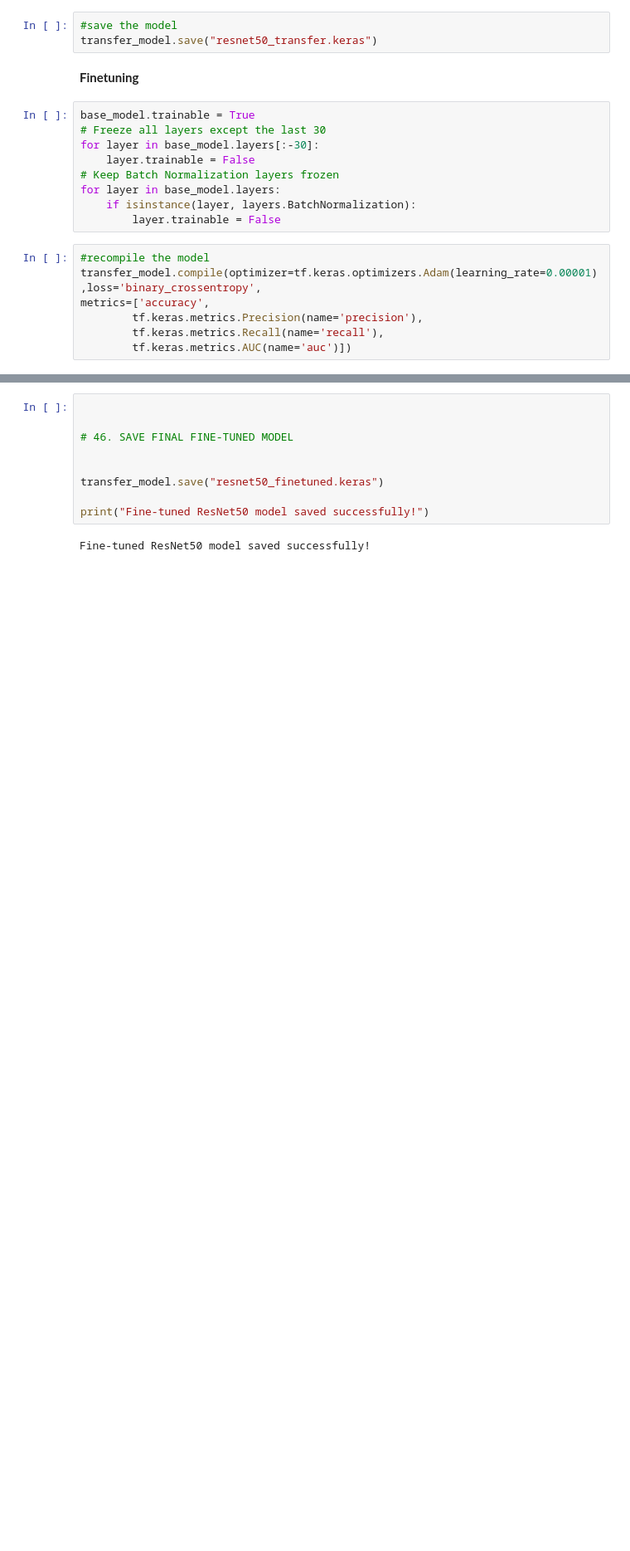
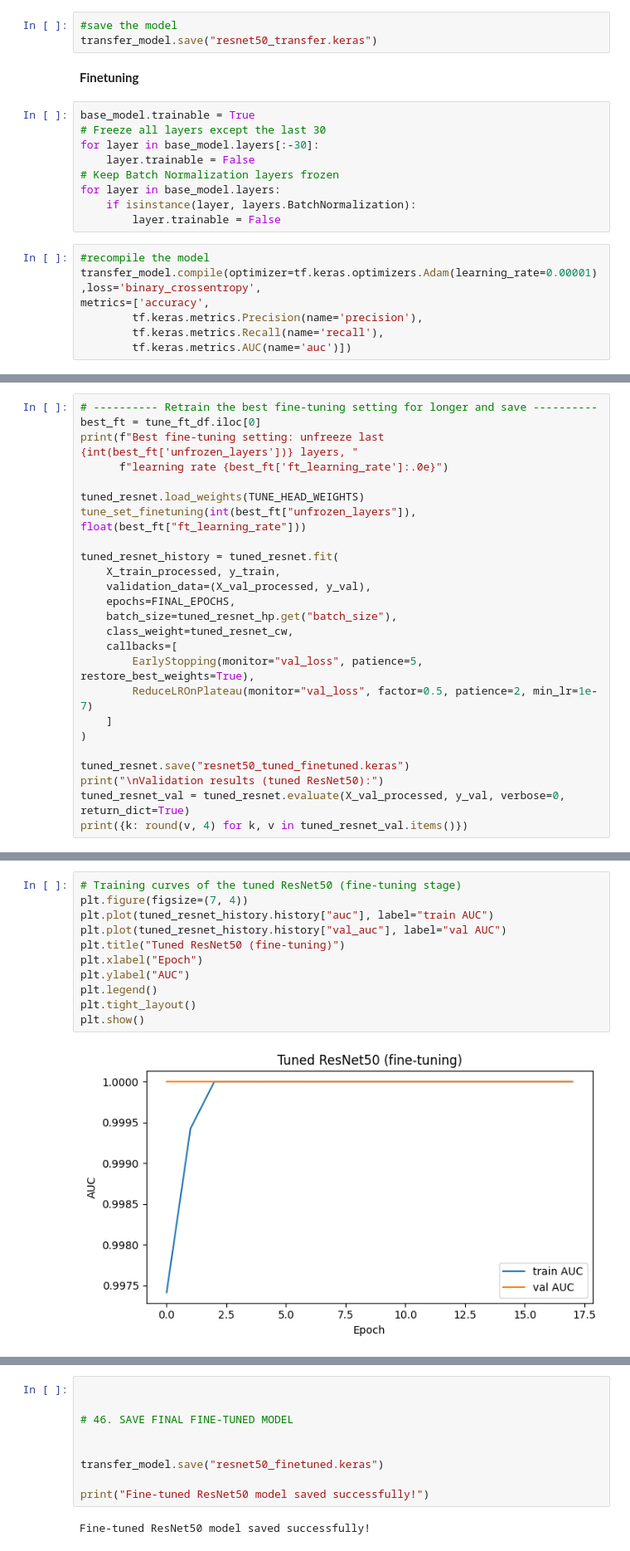
Before and after one commit to AlvinManoj05/Parallel_project_Computer_Vision, a Jupyter notebook: Parallel_Project__computerVision_PneumoniaDetection.ipynb, the cells around one changed output, grey strips where cells are left out. Shown at 83% size. Drawn from its saved outputs; the diff is of its cells as text; blank space fills up the shorter version.

```diff
--- a/Parallel_Project__computerVision_PneumoniaDetection.ipynb
+++ b/Parallel_Project__computerVision_PneumoniaDetection.ipynb
@@ -792,0 +1010,25 @@ metrics=['accuracy',
+# %%
+# ---------- Retrain the best fine-tuning setting for longer and save ----------
+best_ft = tune_ft_df.iloc[0]
+print(f"Best fine-tuning setting: unfreeze last {int(best_ft['unfrozen_layers'])} layers, "
+      f"learning rate {best_ft['ft_learning_rate']:.0e}")
+
+tuned_resnet.load_weights(TUNE_HEAD_WEIGHTS)
+tune_set_finetuning(int(best_ft["unfrozen_layers"]), float(best_ft["ft_learning_rate"]))
+
+tuned_resnet_history = tuned_resnet.fit(
+    X_train_processed, y_train,
+    validation_data=(X_val_processed, y_val),
+    epochs=FINAL_EPOCHS,
+    batch_size=tuned_resnet_hp.get("batch_size"),
+    class_weight=tuned_resnet_cw,
+    callbacks=[
+        EarlyStopping(monitor="val_loss", patience=5, restore_best_weights=True),
+        ReduceLROnPlateau(monitor="val_loss", factor=0.5, patience=2, min_lr=1e-7)
+    ]
+)
+
+tuned_resnet.save("resnet50_tuned_finetuned.keras")
+print("\nValidation results (tuned ResNet50):")
+tuned_resnet_val = tuned_resnet.evaluate(X_val_processed, y_val, verbose=0, return_dict=True)
+print({k: round(v, 4) for k, v in tuned_resnet_val.items()})
@@ -792,0 +1070,13 @@ metrics=['accuracy',
+# %%
+# Training curves of the tuned ResNet50 (fine-tuning stage)
+plt.figure(figsize=(7, 4))
+plt.plot(tuned_resnet_history.history["auc"], label="train AUC")
+plt.plot(tuned_resnet_history.history["val_auc"], label="val AUC")
+plt.title("Tuned ResNet50 (fine-tuning)")
+plt.xlabel("Epoch")
+plt.ylabel("AUC")
+plt.legend()
+plt.tight_layout()
+plt.show()
+# %% [output]
+[figure, added]
```
Also changed, not shown: parts of 80 cells of this notebook.
